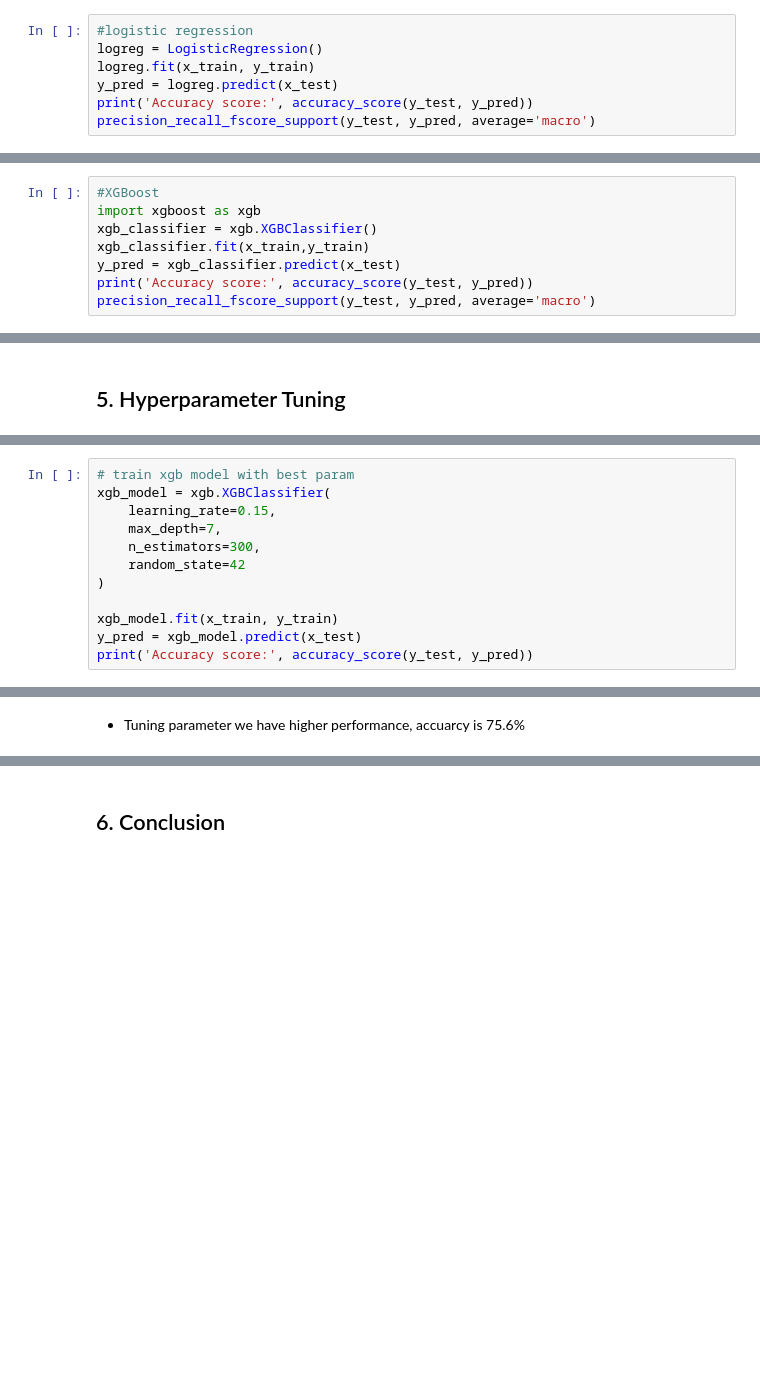
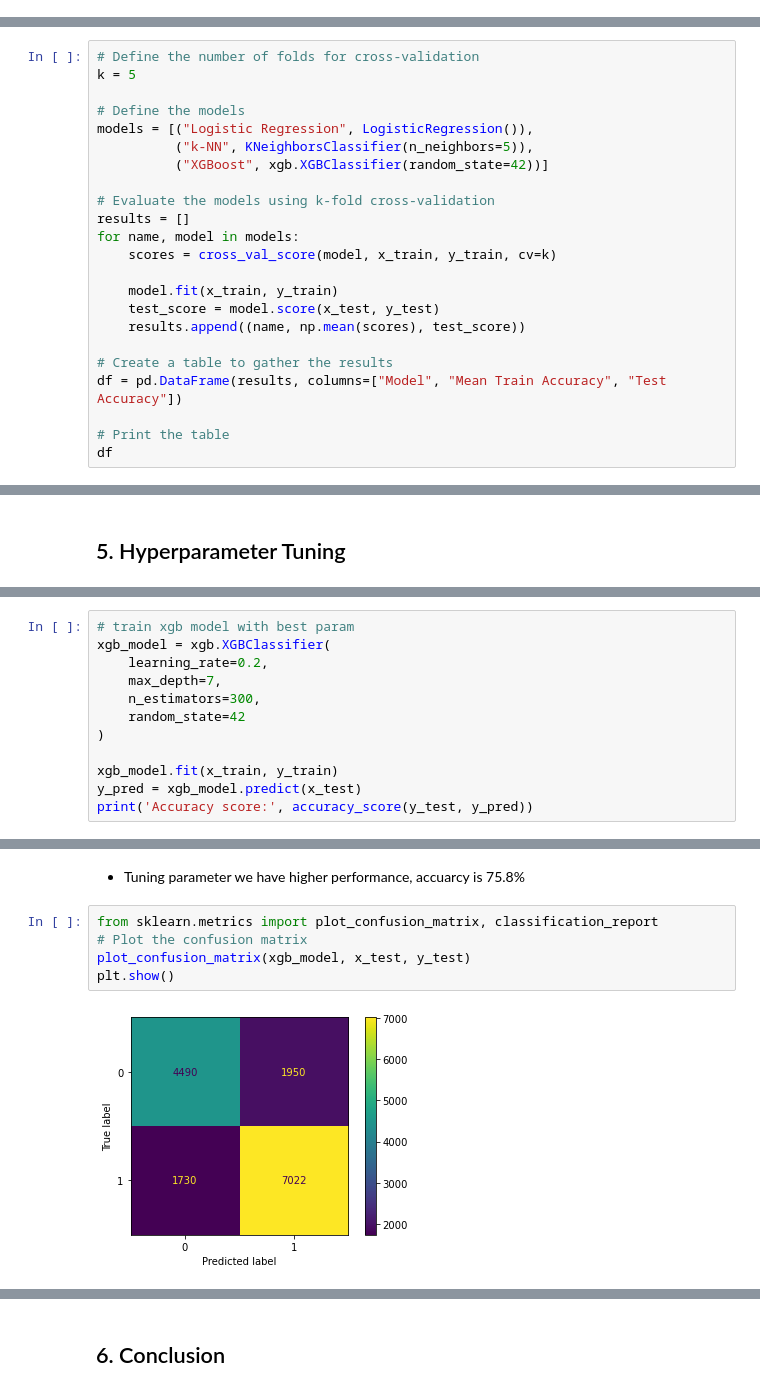
Before and after one commit to yencth/Starsbuck-analysis, a Jupyter notebook: Starbucks_Capstone_notebook.ipynb, the cells around one changed output, grey strips where cells are left out. Saved outputs shown, nothing was run; the diff lists cells and outputs as text; blank space fills up the shorter version.

```diff
--- a/Starbucks_Capstone_notebook.ipynb
+++ b/Starbucks_Capstone_notebook.ipynb
@@ -653,7 +649,0 @@ from sklearn.metrics import precision_recall_fscore_support
-# %%
-#logistic regression
-logreg = LogisticRegression()
-logreg.fit(x_train, y_train)
-y_pred = logreg.predict(x_test)
-print('Accuracy score:', accuracy_score(y_test, y_pred))
-precision_recall_fscore_support(y_test, y_pred, average='macro')
@@ -696,8 +649,0 @@ Accuracy score: 0.6890468667719852
-# %%
-#XGBoost
-import xgboost as xgb
-xgb_classifier = xgb.XGBClassifier()
-xgb_classifier.fit(x_train,y_train)
-y_pred = xgb_classifier.predict(x_test)
-print('Accuracy score:', accuracy_score(y_test, y_pred))
-precision_recall_fscore_support(y_test, y_pred, average='macro')
@@ -709,0 +650,23 @@ Accuracy score: 0.7440100052659294
+# %%
+# Define the number of folds for cross-validation
+k = 5
+
+# Define the models
+models = [("Logistic Regression", LogisticRegression()),
+          ("k-NN", KNeighborsClassifier(n_neighbors=5)),
+          ("XGBoost", xgb.XGBClassifier(random_state=42))]
+
+# Evaluate the models using k-fold cross-validation
+results = []
+for name, model in models:
+    scores = cross_val_score(model, x_train, y_train, cv=k)
+
+    model.fit(x_train, y_train)
+    test_score = model.score(x_test, y_test)
+    results.append((name, np.mean(scores), test_score))
+
+# Create a table to gather the results
+df = pd.DataFrame(results, columns=["Model", "Mean Train Accuracy", "Test Accuracy"])
+
+# Print the table
+df
@@ -741,7 +715,7 @@ hyperparameter_tuning(x_train, y_train)
 # %%
 # train xgb model with best param
 xgb_model = xgb.XGBClassifier(
-    learning_rate=0.15,
+    learning_rate=0.2,
     max_depth=7,
     n_estimators=300,
     random_state=42
@@ -756,2 +730,9 @@ Accuracy score: 0.7568457082675092
 # %% [markdown]
-* Tuning parameter we have higher performance, accuarcy is 75.6%
+* Tuning parameter we have higher performance, accuarcy is 75.8%
+# %%
+from sklearn.metrics import plot_confusion_matrix, classification_report
+# Plot the confusion matrix
+plot_confusion_matrix(xgb_model, x_test, y_test)
+plt.show()
+# %% [output]
+[figure, added]
```
Also changed, not shown: parts of 14 cells of this notebook.
